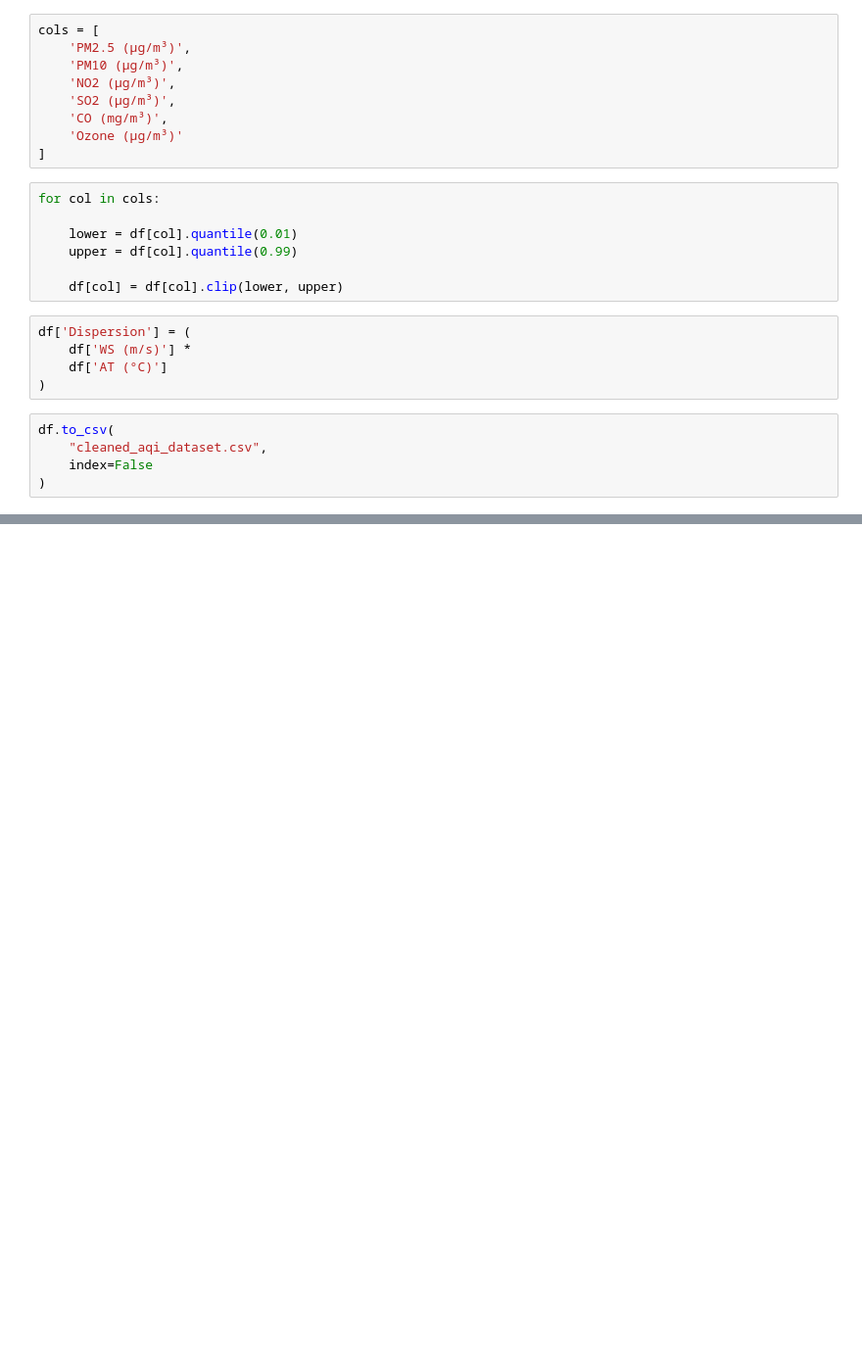
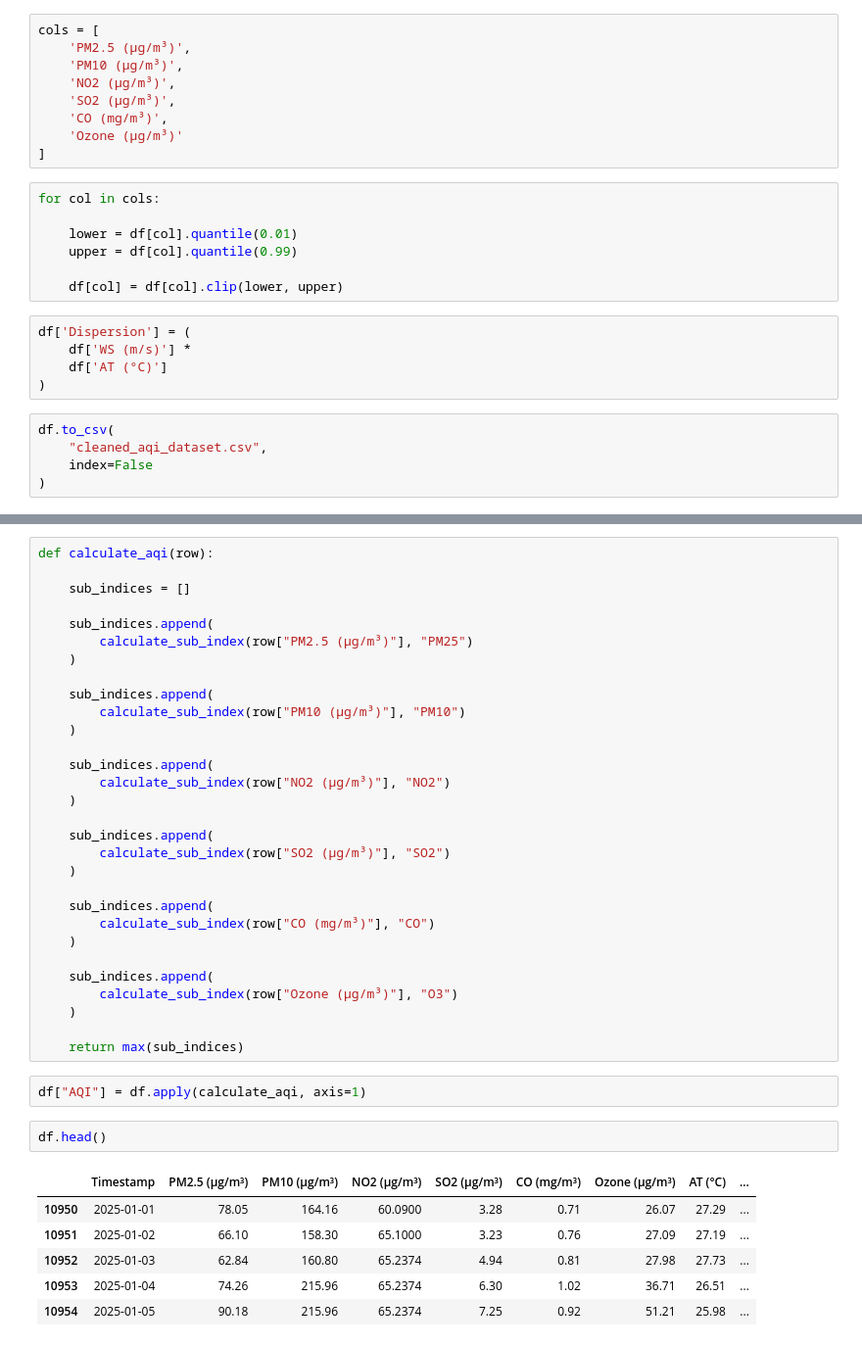
Before and after one commit to shreyabangar2k07-dotcom/ISRO_BAH_2026, a Jupyter notebook: cleaning.ipynb, the cells around one changed output, grey strips where cells are left out. Shown at 98% size. Saved outputs shown, nothing was run; the diff lists cells and outputs as text; blank space fills up the shorter version.

```diff
--- a/cleaning.ipynb
+++ b/cleaning.ipynb
@@ -263,0 +344,41 @@ clean_df.head()
+# %%
+def calculate_aqi(row):
+
+    sub_indices = []
+
+    sub_indices.append(
+        calculate_sub_index(row["PM2.5 (µg/m³)"], "PM25")
+    )
+
+    sub_indices.append(
+        calculate_sub_index(row["PM10 (µg/m³)"], "PM10")
+    )
+
+    sub_indices.append(
+        calculate_sub_index(row["NO2 (µg/m³)"], "NO2")
+    )
+
+    sub_indices.append(
+        calculate_sub_index(row["SO2 (µg/m³)"], "SO2")
+    )
+
+    sub_indices.append(
+        calculate_sub_index(row["CO (mg/m³)"], "CO")
+    )
+
+    sub_indices.append(
+        calculate_sub_index(row["Ozone (µg/m³)"], "O3")
+    )
+
+    return max(sub_indices)
+# %%
+df["AQI"] = df.apply(calculate_aqi, axis=1)
+# %%
+df.head()
+# %% [output]
+|  | Timestamp | PM2.5 (µg/m³) | PM10 (µg/m³) | NO2 (µg/m³) | SO2 (µg/m³) | CO (mg/m³) | Ozone (µg/m³) | AT (°C) | ... |
+| 10950 | 2025-01-01 | 78.05 | 164.16 | 60.0900 | 3.28 | 0.71 | 26.07 | 27.29 | ... |
+| 10951 | 2025-01-02 | 66.10 | 158.30 | 65.1000 | 3.23 | 0.76 | 27.09 | 27.19 | ... |
+| 10952 | 2025-01-03 | 62.84 | 160.80 | 65.2374 | 4.94 | 0.81 | 27.98 | 27.73 | ... |
+| 10953 | 2025-01-04 | 74.26 | 215.96 | 65.2374 | 6.30 | 1.02 | 36.71 | 26.51 | ... |
+| 10954 | 2025-01-05 | 90.18 | 215.96 | 65.2374 | 7.25 | 0.92 | 51.21 | 25.98 | ... |
```
Also changed, not shown: parts of 7 cells of this notebook.
